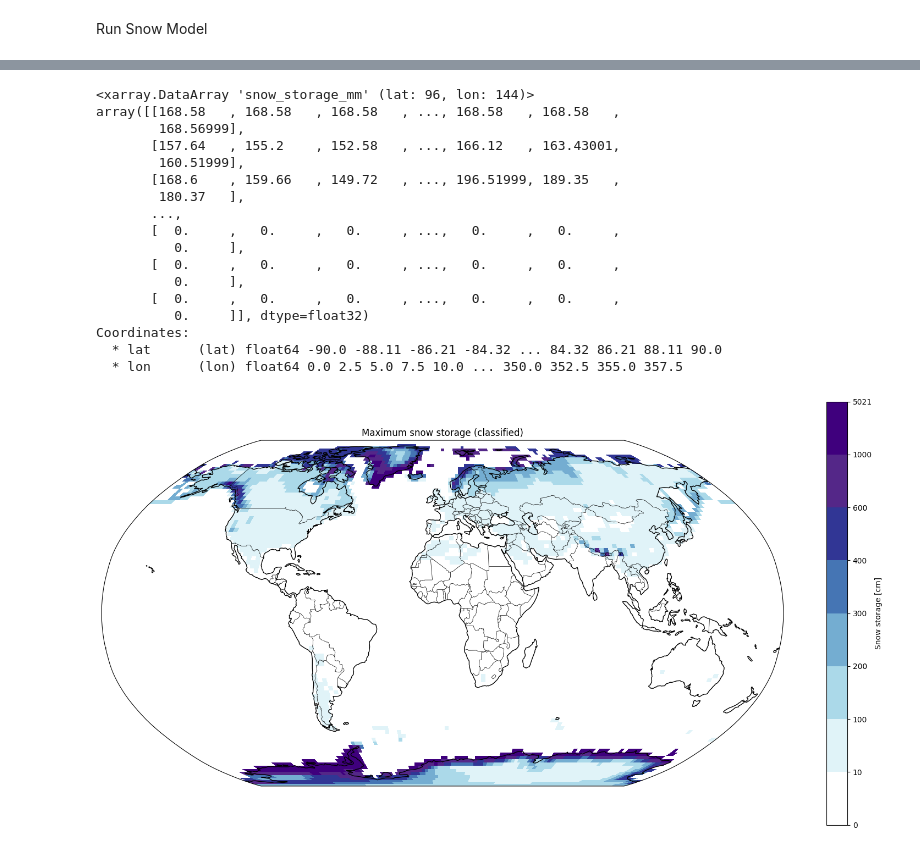
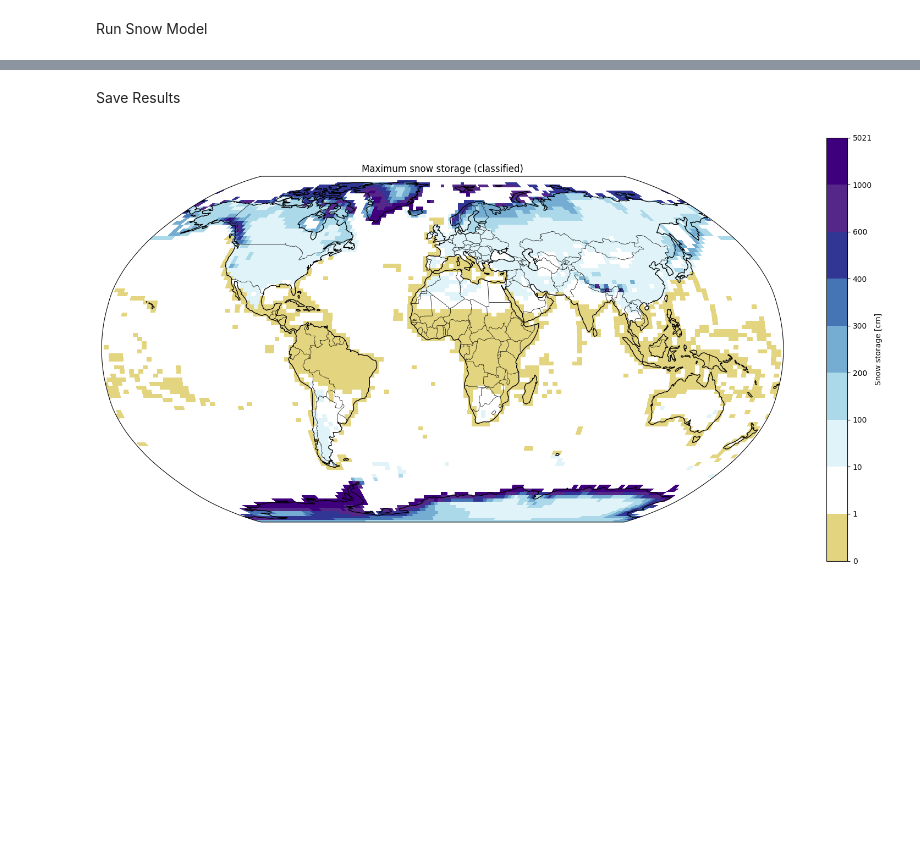
Before and after one commit to ericwoe/snow_storage_and_snowmelt_in_nuclear_winter, a Jupyter notebook: Example.ipynb, the cells around one changed output, grey strips where cells are left out. Drawn from its saved outputs; the diff is of its cells as text; code cells hidden in the pictures; blank space fills up the shorter version.

```diff
--- a/Example.ipynb
+++ b/Example.ipynb
@@ -9,8 +12,6 @@ from src import snow_model
 dataset = preprocessing.run_preprocessing(
         data_directory="./data/Model_Output_From_Harrison/Temp_Precip/nw_ur_150_07",
         file_pattern="nw_ur_150_07.cam.h0.*.nc",
-        gadm_path="./data/GADM/gadm_410.gpkg",
-        land_mask_path="./data/interim/land_mask/land_mask_nw_ur_150_07.nc",
         output_path="./data/interim/preprocessed/climate_data_processed.nc",
     )
 # %% [output]
@@ -28,0 +94,2 @@ snow_storage, snow_melt = snow_model.calculate_snow_dynamics(dataset.precip_mm_m
+# %%
+dataset = create_output_dataset(dataset, snow_storage, snow_melt)
@@ -29,2 +98,2 @@ snow_storage, snow_melt = snow_model.calculate_snow_dynamics(dataset.precip_mm_m
 # %%
-landm = land_mask.create_land_mask(dataset, gadm_path)
+landmask = land_mask.create_land_mask(dataset, "./data/GADM/gadm_410.gpkg")
@@ -108,2 +106,2 @@ def diagnose_time_coordinate(ds, label="Dataset"):
 # %%
-diagnose_time_coordinate(dataset.where(landm))
+dataset_masked = dataset.where(landmask)
@@ -290,0 +108,2 @@ snow = xr.open_dataset("./results/snow_model_output.nc", engine="netcdf4")
+# %% [markdown]
+Save Results
@@ -295,11 +116,11 @@ import cartopy.feature as cfeature
 import matplotlib.colors as mcolors
 
 
-data = snow["snow_storage_mm"].max(dim="time")
+data = dataset_masked["SS"].max(dim="time")
 data = data/10
-print(data)
 
-bin_edges = np.array([0, 10, 100, 200, 300, 400, 600, 1000, data.max()])
+
+bin_edges = np.array([0, 1, 10, 100, 200, 300, 400, 600, 1000, data.max()])
 
 # Anzahl Klassen
 n_classes = len(bin_edges) - 1
@@ -307,7 +128,7 @@ n_classes = len(bin_edges) - 1
 # Diskrete Colormap erzeugen
 #cmap = plt.get_cmap("YlGnBu", n_classes)
 colors = [
-    #"#006400", #0 - 0.1
+    "#E3D47F", #0 - 0.1
     "#ffffff",  # 0–100        weiß
     "#e0f3f8",  # 100–1 000    sehr hellblau
     "#abd9e9",  # 1 000–2 000  hellblau
@@ -319,48 +140,31 @@ colors = [
 ]
 
 cmap = mcolors.ListedColormap(colors)
 
 # Norm für Klassengrenzen
 norm = mcolors.BoundaryNorm(bin_edges, ncolors=n_classes)
 
 fig = plt.figure(figsize=(20, 10))
 ax = plt.axes(projection=ccrs.Robinson())
 
 im = data.plot(
     ax=ax,
     transform=ccrs.PlateCarree(),
     cmap=cmap,
     norm=norm,
     add_colorbar=True,
     cbar_kwargs={
         "label": "Snow storage [cm]",
         "ticks": bin_edges  # letzte (inf) nicht anzeigen
     }
 )
 
 ax.coastlines()
 ax.add_feature(cfeature.BORDERS, linewidth=0.5)
 ax.set_title("Maximum snow storage (classified)")
 
 plt.show()
 
 #Darstellung verbessern evtl. grün als Farbe, wo nie Schnee liegt
 # %% [output]
-<xarray.DataArray 'snow_storage_mm' (lat: 96, lon: 144)>
-array([[168.58   , 168.58   , 168.58   , ..., 168.58   , 168.58   ,
-        168.56999],
-       [157.64   , 155.2    , 152.58   , ..., 166.12   , 163.43001,
-        160.51999],
-       [168.6    , 159.66   , 149.72   , ..., 196.51999, 189.35   ,
-        180.37   ],
-       ...,
-       [  0.     ,   0.     ,   0.     , ...,   0.     ,   0.     ,
-          0.     ],
-       [  0.     ,   0.     ,   0.     , ...,   0.     ,   0.     ,
-          0.     ],
-       [  0.     ,   0.     ,   0.     , ...,   0.     ,   0.     ,
-          0.     ]], dtype=float32)
-Coordinates:
-  * lat      (lat) float64 -90.0 -88.11 -86.21 -84.32 ... 84.32 86.21 88.11 90.0
-  * lon      (lon) float64 0.0 2.5 5.0 7.5 10.0 ... 350.0 352.5 355.0 357.5
-[figure, old version]
+[figure, new version]
```
Also changed, not shown: parts of 23 cells of this notebook, 3 other files.
